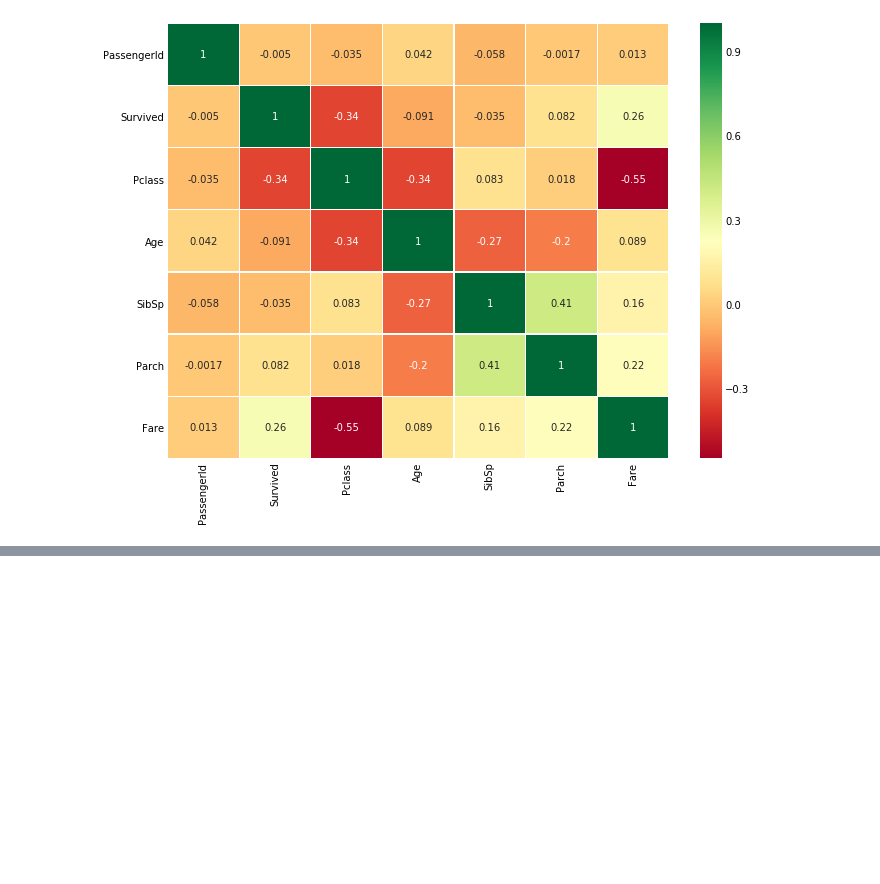
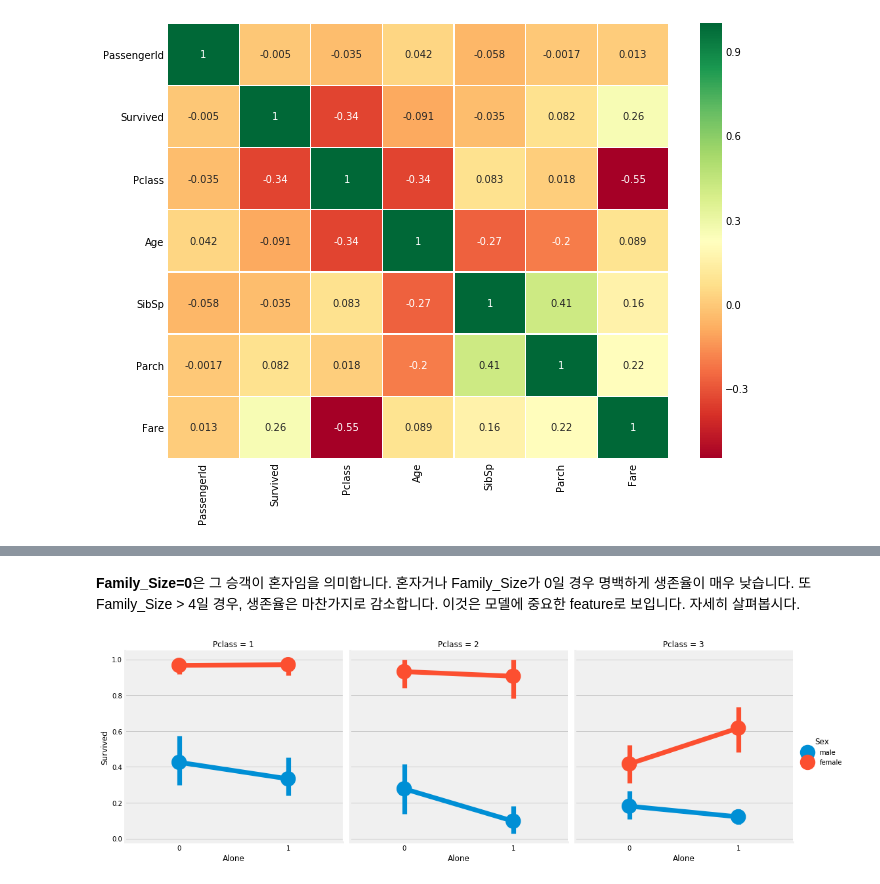
Before and after one commit to bluewood-truth/KaggleStudy, a Jupyter notebook: Binary classification/1st level_Titanic/Titanic02.ipynb, the cells around one changed output, grey strips where cells are left out. Drawn from its saved outputs; the diff is of its cells as text; code cells hidden in the pictures; blank space fills up the shorter version.

```diff
--- a/Binary classification/1st level_Titanic/Titanic02.ipynb
+++ b/Binary classification/1st level_Titanic/Titanic02.ipynb
@@ -554,0 +625,7 @@ plt.show()
+# %% [markdown]
+**Family_Size=0**은 그 승객이 혼자임을 의미합니다. 혼자거나 Family_Size가 0일 경우 명백하게 생존율이 매우 낮습니다. 또 Family_Size > 4일 경우, 생존율은 마찬가지로 감소합니다. 이것은 모델에 중요한 feature로 보입니다. 자세히 살펴봅시다.
+# %%
+sns.factorplot('Alone', 'Survived', data=data, hue='Sex', col='Pclass')
+plt.show()
+# %% [output]
+[figure, added]
```
Also changed, not shown: parts of 17 cells of this notebook.
